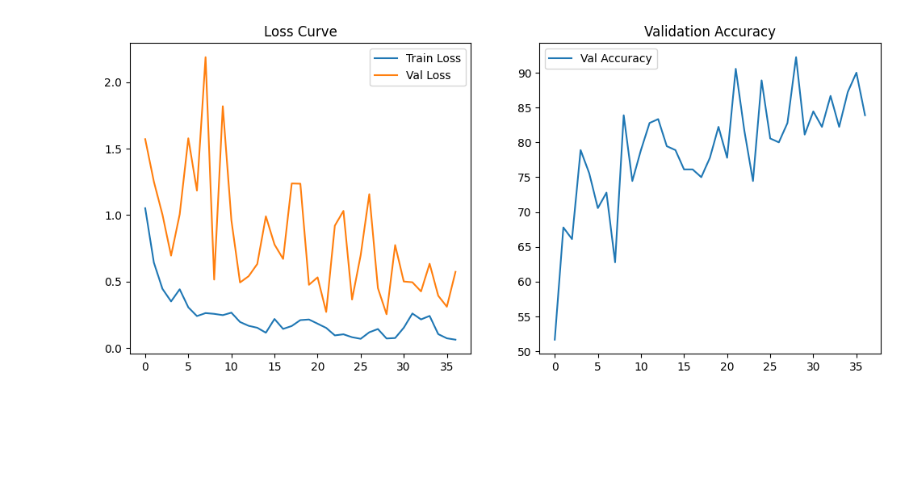
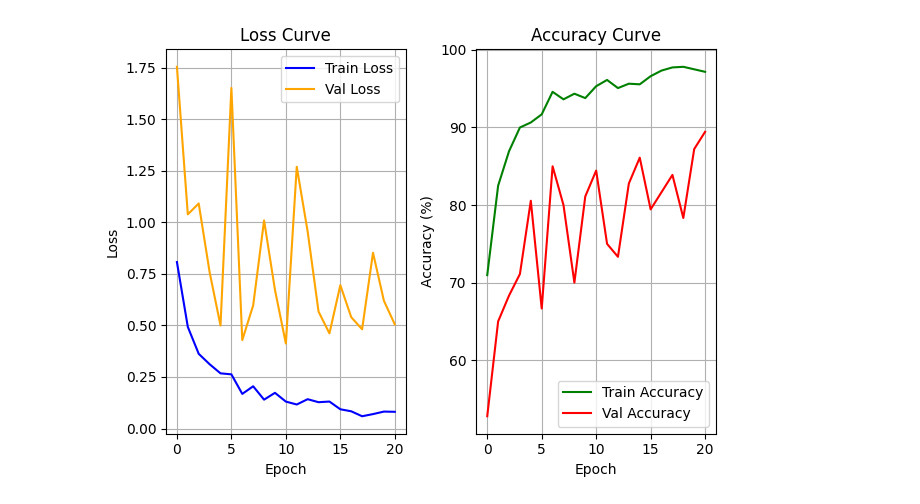
Before and after one commit to fiaazwa/DeepLearning, a Jupyter notebook: DaapLearning02.ipynb, the cells around one changed output. Saved outputs shown, nothing was run; the diff lists cells and outputs as text; code cells hidden in the pictures; blank space fills up the shorter version.

```diff
--- a/DaapLearning02.ipynb
+++ b/DaapLearning02.ipynb
@@ -81,23 +121,19 @@ gaun jaket gaun gaun
 # %%
-# === [6] Load Pretrained Model (ResNet18 + Dropout) ===
-import torch.nn as nn
-from torchvision import models
-
-# Cek apakah GPU tersedia
+# [6] Load Pretrained Model (ResNet50 + Dropout)
 device = torch.device("cuda" if torch.cuda.is_available() else "cpu")
-
-# Load model pretrained
-model = models.resnet18(pretrained=True)
-
+model = models.resnet50(pretrained=True)  # Ganti ResNet18 dengan ResNet50
 # Ambil jumlah fitur input dari FC terakhir
 num_ftrs = model.fc.in_features
 
 # Tambahkan Dropout dan ganti FC untuk jumlah kelas kamu
 model.fc = nn.Sequential(
-    nn.Dropout(0.5),                     # Dropout 50% (untuk regularisasi)
+    nn.Dropout(0.5),                      # Dropout 50% (untuk regularisasi)
     nn.Linear(num_ftrs, len(class_names))  # Output sesuai jumlah kelas
 )
 
 # Pindahkan model ke device (GPU/CPU)
 model = model.to(device)
+
+# Tampilkan model untuk memverifikasi perubahan
+print(model)
 # %% [output]
@@ -109,9 +181,10 @@ optimizer = torch.optim.Adam(model.parameters(), lr=0.001, weight_decay=1e-5)
 # %%
+# === [EarlyStopping Class] ===
 import numpy as np
 import torch
 
 class EarlyStopping:
-    def __init__(self, patience=5, verbose=False, delta=0, path='checkpoint.pt'):
+    def __init__(self, patience=10, verbose=False, delta=0, path='checkpoint.pt'):
         self.patience = patience
         self.verbose = verbose
         self.counter = 0
@@ -208,19 +390,29 @@ Early stopping triggered!
 # %%
 # === [9] Plotting Loss and Accuracy ===
-plt.figure(figsize=(12,5))
-plt.subplot(1,2,1)
-plt.plot(train_losses, label='Train Loss')
-plt.plot(val_losses, label='Val Loss')
+# Plot Loss
+plt.subplot(1, 2, 1)
+plt.plot(train_losses, label='Train Loss', color='blue')
+plt.plot(val_losses, label='Val Loss', color='orange')
+plt.xlabel('Epoch')
+plt.ylabel('Loss')
+plt.title('Loss Curve')
 plt.legend()
-plt.title('Loss Curve')
+plt.grid(True)
 
-plt.subplot(1,2,2)
-plt.plot(val_accuracies, label='Val Accuracy')
+# Plot Accuracy
+plt.subplot(1, 2, 2)
+plt.plot(train_accuracies, label='Train Accuracy', color='green')
+plt.plot(val_accuracies, label='Val Accuracy', color='red')
+plt.xlabel('Epoch')
+plt.ylabel('Accuracy (%)')
+plt.title('Accuracy Curve')
 plt.legend()
-plt.title('Validation Accuracy')
+plt.grid(True)
+
+plt.tight_layout()
 plt.show()
 # %% [output]
-[figure, old version]
+[figure, new version]
 # %%
 # === [10] Evaluate on Test Set ===
 model.eval()
```
Also changed, not shown: parts of 15 cells of this notebook.
